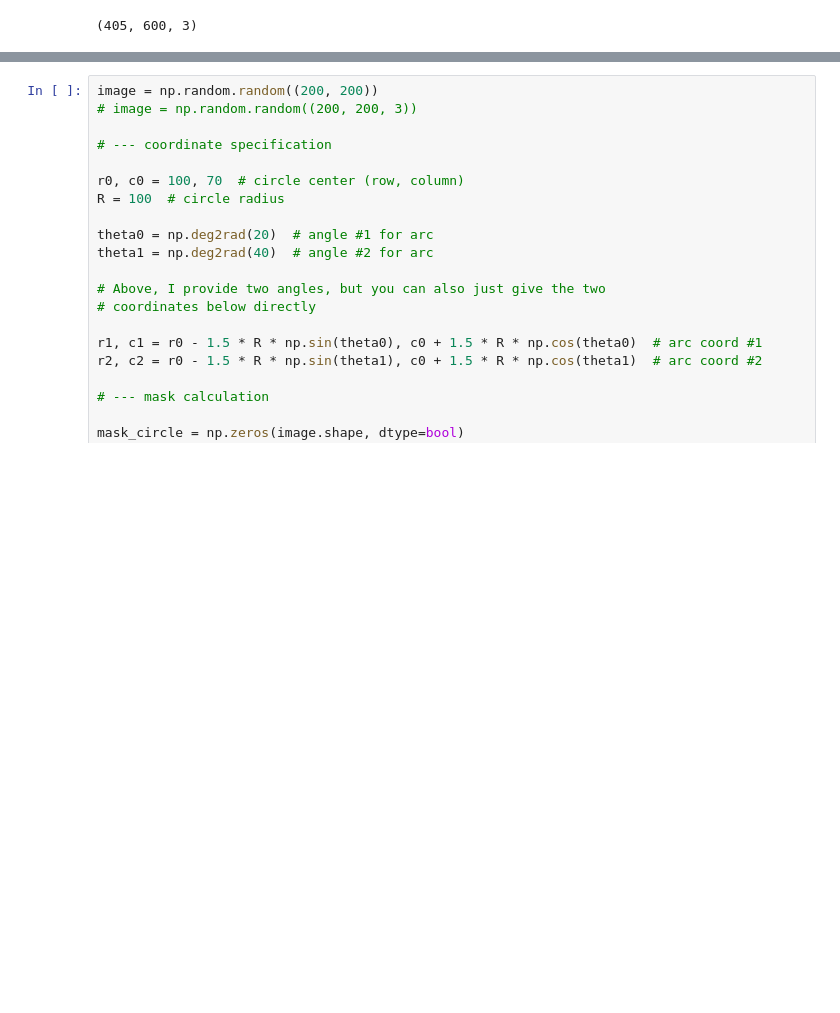
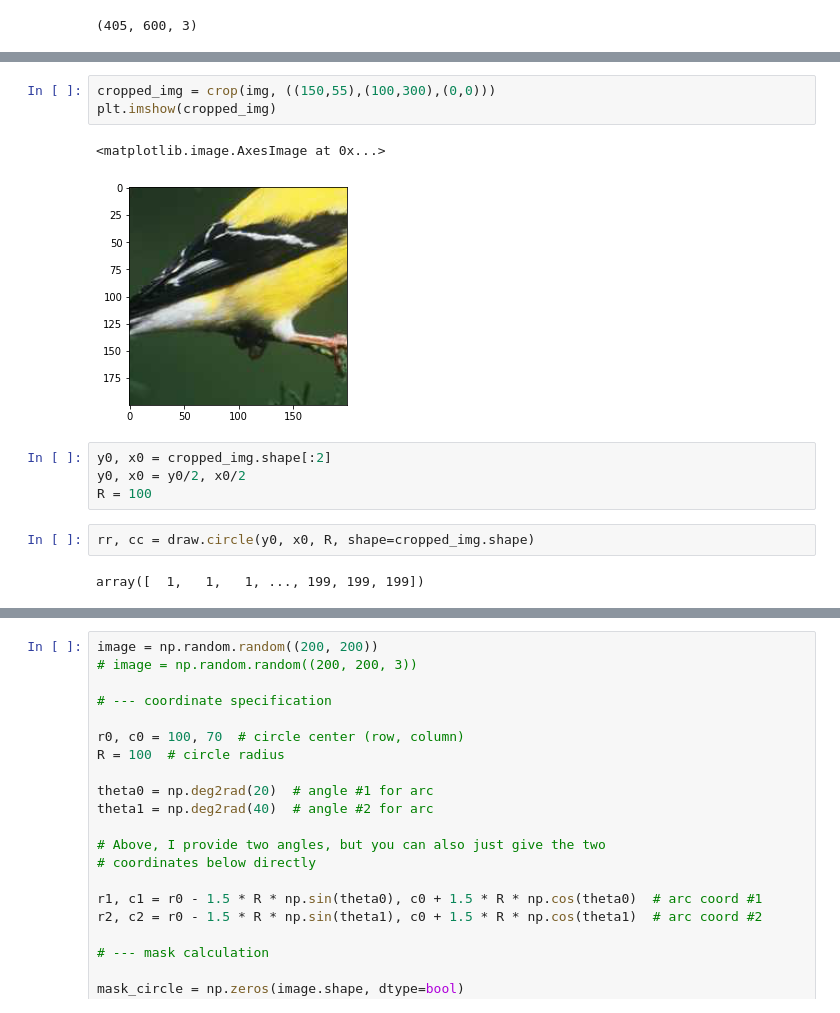
Before and after one commit to tpgmartin/inm363-individual-project, a Jupyter notebook: notebooks/Explore Image Occlusion.ipynb, the cells around one changed output, grey strips where cells are left out. Saved outputs shown, nothing was run; the diff lists cells and outputs as text; blank space fills up the shorter version.

```diff
--- a/notebooks/Explore Image Occlusion.ipynb
+++ b/notebooks/Explore Image Occlusion.ipynb
@@ -48,0 +94,14 @@ array([21, 38, 28], dtype=uint8)
+# %%
+cropped_img = crop(img, ((150,55),(100,300),(0,0)))
+plt.imshow(cropped_img)
+# %% [output]
+<matplotlib.image.AxesImage at 0x...>
+[figure, added]
+# %%
+y0, x0 = cropped_img.shape[:2]
+y0, x0 = y0/2, x0/2
+R = 100
+# %%
+rr, cc = draw.circle(y0, x0, R, shape=cropped_img.shape)
+# %% [output]
+array([  1,   1,   1, ..., 199, 199, 199])
```
Also changed, not shown: parts of 7 cells of this notebook.
